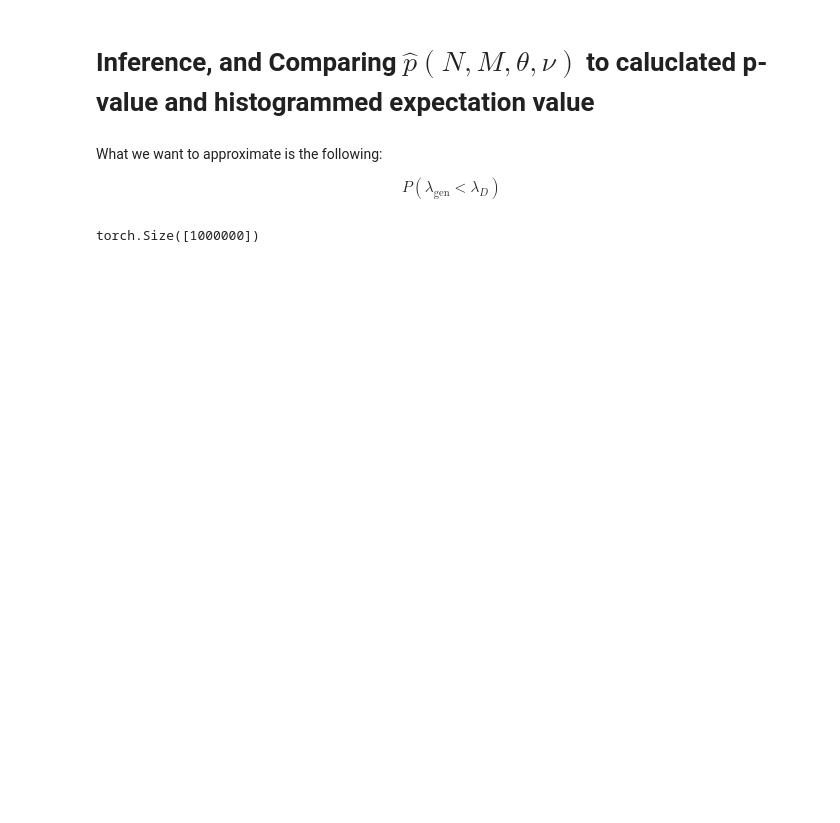
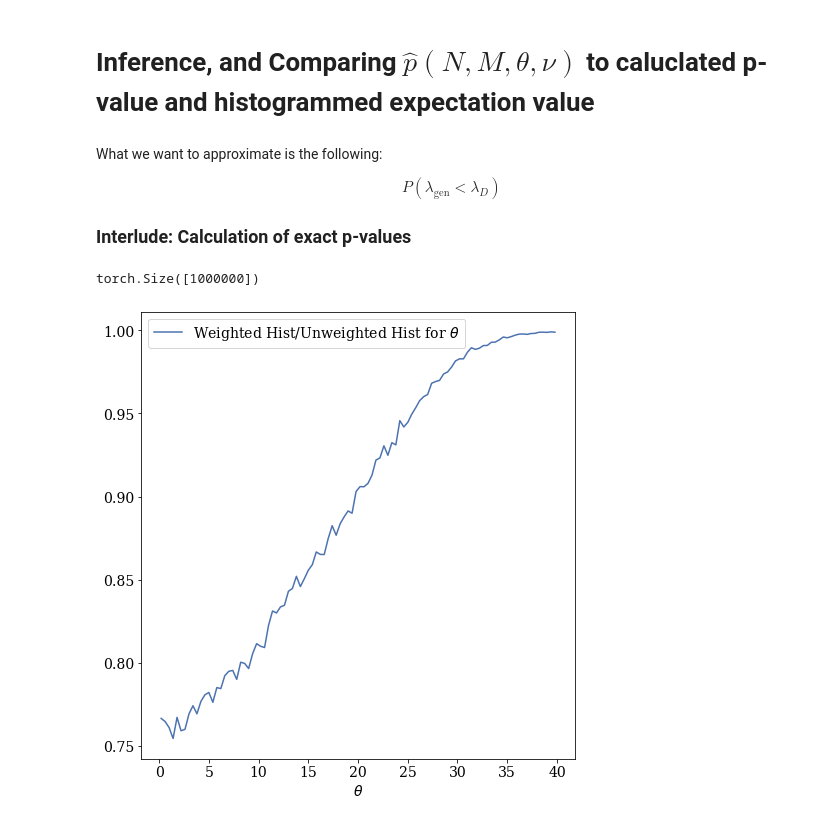
Before and after one commit to AliAlkadhim/LFI_HEP, a Jupyter notebook: GenerateData_and_Train_2_parameters_step_1.ipynb, the cells around one changed output. Cells and saved outputs as stored; diff of their text form; code cells hidden in the pictures; blank space fills up the shorter version.

```diff
--- a/GenerateData_and_Train_2_parameters_step_1.ipynb
+++ b/GenerateData_and_Train_2_parameters_step_1.ipynb
@@ -576,20 +592,29 @@ Iteration vs average loss
 What we want to approximate is the following:
 
 $$P(\lambda_{\text{gen}} < \lambda_D)$$
+
+### Interlude: Calculation of exact p-values
 # %%
-
 inputs = ['theta', 'nu', 'N', 'M']
-data_df = pd.read_csv(data_df)
-Input_features = data_df[inputs]
+data_df='data/two_parameters_N_M_Uniformly_sampled_1M.csv'
+df = pd.read_csv(data_df)
+Input_features = df[inputs]
 ############ ML inference part
 with torch.no_grad():
     model.eval()
 
     X = torch.Tensor(Input_features.values)
     phat = model(X)
-    phat = phat.flatten()
+    phat = phat.detach().flatten()
+    # phat=phat.numpy()
+    PHAT = phat.view(-1).numpy()
     print(phat.flatten().shape)
-plt.hist(phat)
+# plt.hist(phat)
 # ax.plot(theta_bin_centers, phat,label='phat')
 # %% [output]
 torch.Size([1000000])
+# %%
+th=np.array(df.theta).flatten()
+plot_weighted_hist(data_df)
+# %% [output]
+[figure, added]
```
Also changed, not shown: parts of 20 cells of this notebook, 5 other files.
